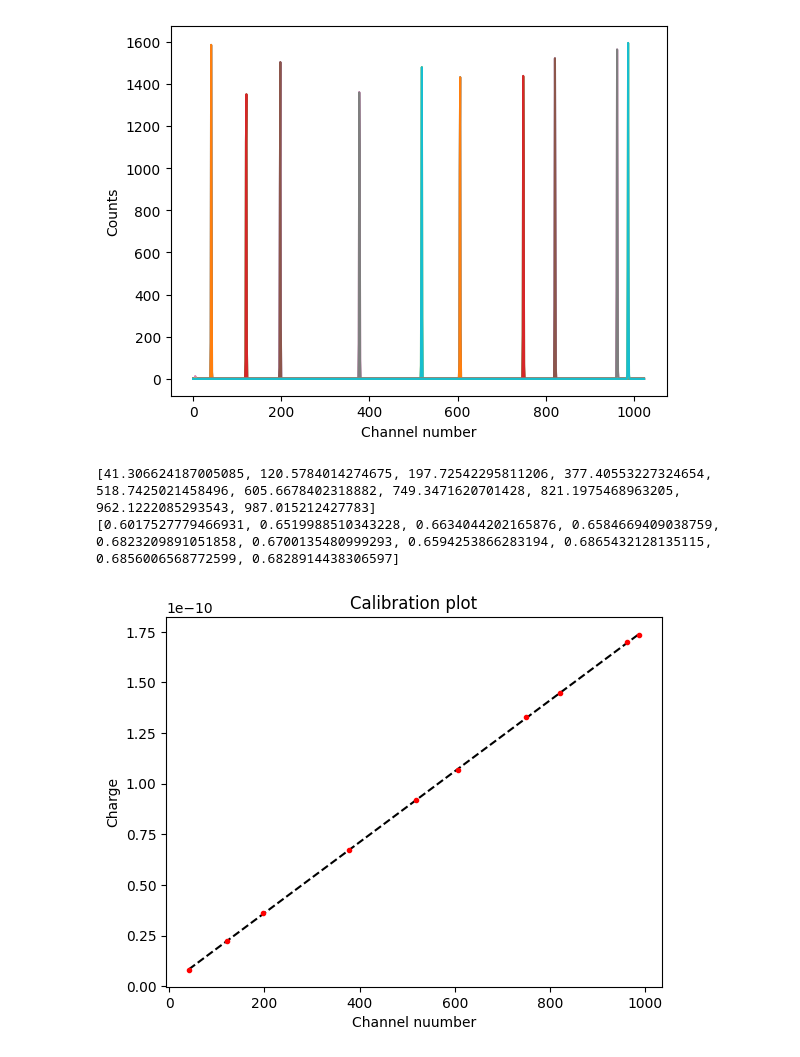
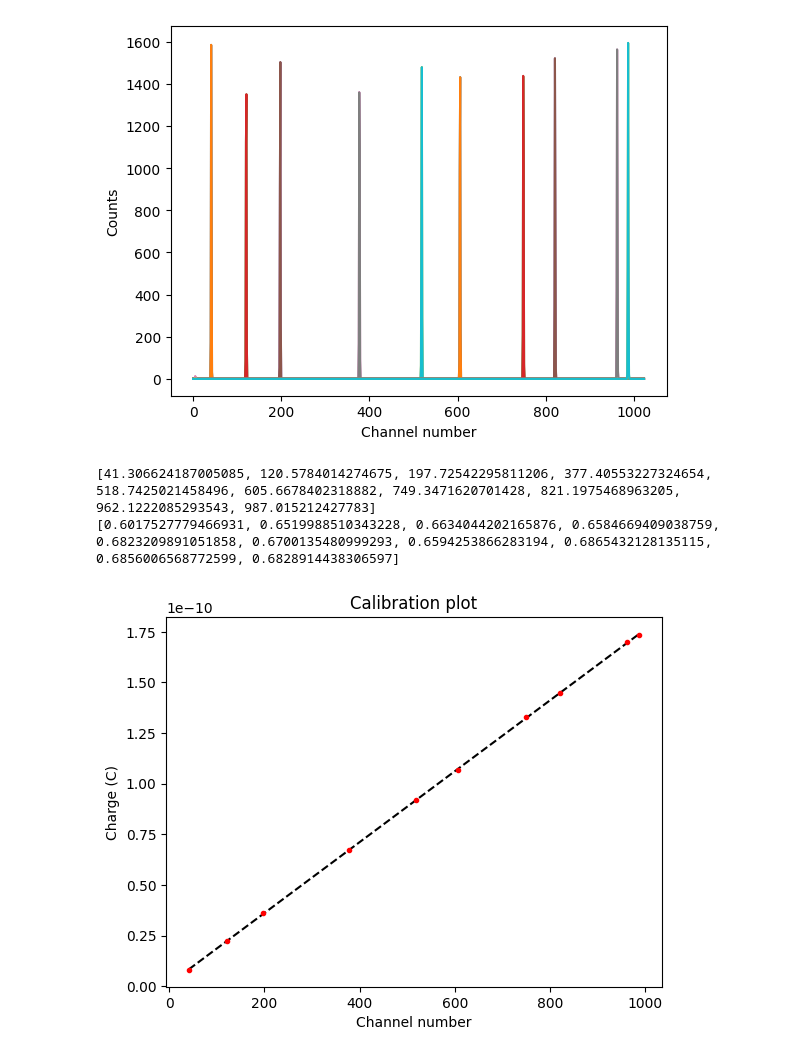
Before and after one commit to Shounak2512/Proportional-counter, a Jupyter notebook: calibration.ipynb, the cells around one changed output. Drawn from its saved outputs; the diff is of its cells as text; code cells hidden in the pictures.

```diff
--- a/calibration.ipynb
+++ b/calibration.ipynb
@@ -121,18 +121,18 @@ print(mu_list,std_list)
 # %%
 # x_mu=np.linspace(0,1024,10)
 charge=[cal_voltage[j]*cap for j in range(0,len(cal_voltage))]
 del_charge=[del_cal_voltage[i]*cap for i in range(0,len(del_cal_voltage))]
 fit_1D=np.polyfit(mu_list,charge,deg=1)
 fit_val=np.poly1d(fit_1D)
 plt.plot(mu_list,fit_val(mu_list),'k--')
 plt.errorbar(mu_list,charge,yerr=del_charge,xerr=std_list,linestyle='none')
 plt.plot(mu_list,charge,'r.')
-plt.xlabel('Channel nuumber')
-plt.ylabel('Charge')
+plt.xlabel('Channel number')
+plt.ylabel('Charge (C)')
 plt.title('Calibration plot')
 print(mu_list)
 print(std_list)
 # %% [output]
 [41.306624187005085, 120.5784014274675, 197.72542295811206, 377.40553227324654, 518.7425021458496, 605.6678402318882, 749.3471620701428, 821.1975468963205, 962.1222085293543, 987.015212427783]
 [0.6017527779466931, 0.6519988510343228, 0.6634044202165876, 0.6584669409038759, 0.6823209891051858, 0.6700135480999293, 0.6594253866283194, 0.6865432128135115, 0.6856006568772599, 0.6828914438306597]
-[figure, old version]
+[figure, new version]
```
Also changed, not shown: 2 other files.
